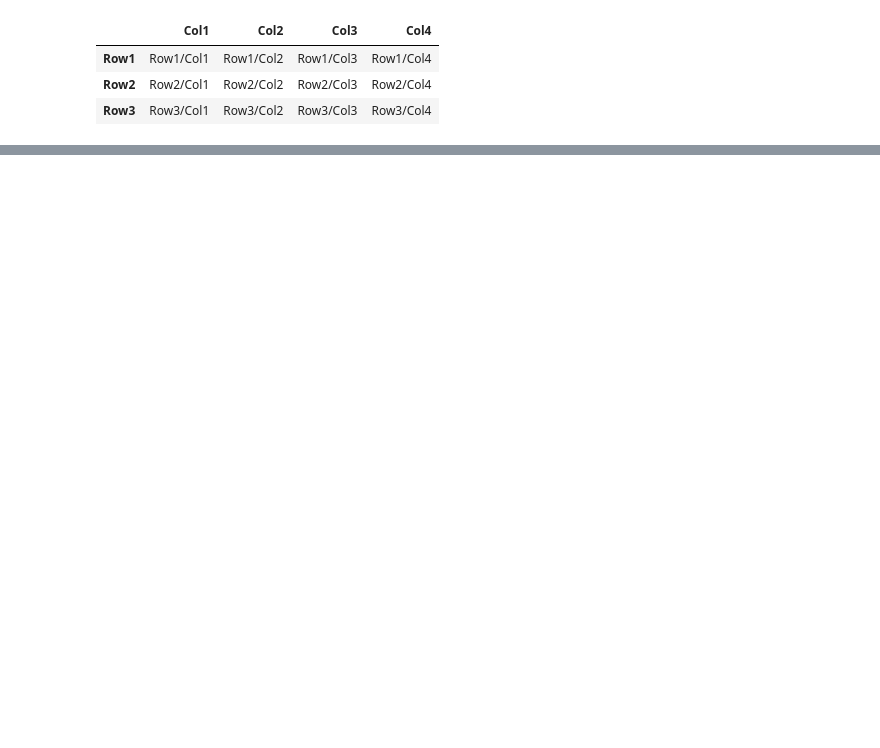
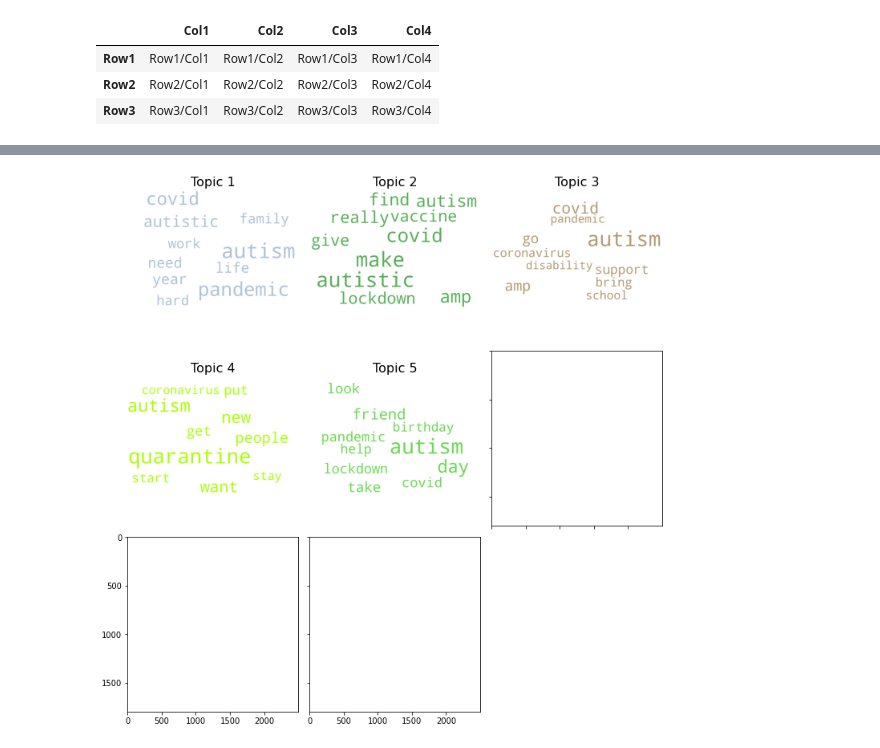
Before and after one commit to idayley/IS455, a Jupyter notebook: 1 Checkpoints/11 Text Analytics/Checkpoint_Text_Analytics.ipynb, the cells around one changed output, grey strips where cells are left out. Saved outputs shown, nothing was run; the diff lists cells and outputs as text; code cells hidden in the pictures; blank space fills up the shorter version.

```diff
--- a/1 Checkpoints/11 Text Analytics/Checkpoint_Text_Analytics.ipynb
+++ b/1 Checkpoints/11 Text Analytics/Checkpoint_Text_Analytics.ipynb
@@ -65,3 +177,23 @@ df
 # words in each topic.
 
 # What weight does the term "autism" have on Topic 0?
+
+# Create Dictionary then create Corpus
+id2word = corpora.Dictionary(data_ready)
+corpus = [id2word.doc2bow(text) for text in data_ready]
+
+# Change the number of topics in the LDA here
+topics = 6
+num_topics = topics
+
+# Build LDA model
+lda_model = gensim.models.ldamodel.LdaModel(corpus=corpus,
+                                            id2word=id2word,
+                                            num_topics=topics,
+                                            random_state=12345,
+                                            chunksize=20,
+                                            passes=10,
+                                            per_word_topics=True)
+
+ldatopics = lda_model.show_topics(formatted=False)
+pprint(lda_model.print_topics())
@@ -102,0 +305,43 @@ df
+# %%
+# Question 10: Create a wordcloud of Top N words in each topic.
+
+# What word appears in every word cloud?
+
+from matplotlib import pyplot as plt
+from wordcloud import WordCloud, STOPWORDS
+import matplotlib.colors as mcolors, math
+
+cols = [color for name, color in mcolors.XKCD_COLORS.items()]  # more colors: 'mcolors.XKCD_COLORS', fewer colors: 'mcolors.TABLEAU_COLORS'
+
+cloud = WordCloud(stopwords=stop_words,
+                  background_color='white',
+                  width=2500,
+                  height=1800,
+                  max_words=20,
+                  colormap='tab10',
+                  color_func=lambda *args, **kwargs: cols[i],
+                  prefer_horizontal=1.0)
+
+topics = lda_model.show_topics(formatted=False)
+
+fig, axes = plt.subplots(math.ceil(num_topics**(1/2)), math.ceil(num_topics**(1/2)), figsize=(10,10), sharex=True, sharey=True)
+
+for i, ax in enumerate(axes.flatten()):
+    fig.add_subplot(ax)
+    try:
+      topic_words = dict(topics[i][1])
+      cloud.generate_from_frequencies(topic_words, max_font_size=300)
+      plt.gca().imshow(cloud)
+      plt.gca().set_title('Topic ' + str(i+1), fontdict=dict(size=16))
+      plt.gca().axis('off')
+    except:
+      continue
+
+
+plt.subplots_adjust(wspace=0, hspace=0)
+plt.axis('off')
+plt.margins(x=0, y=0)
+plt.tight_layout()
+plt.show()
+# %% [output]
+[figure, added]
```
Also changed, not shown: parts of 18 cells of this notebook, 1 other file.
